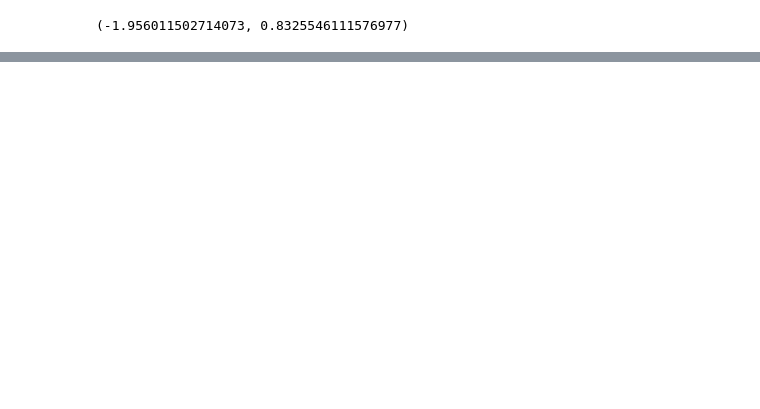
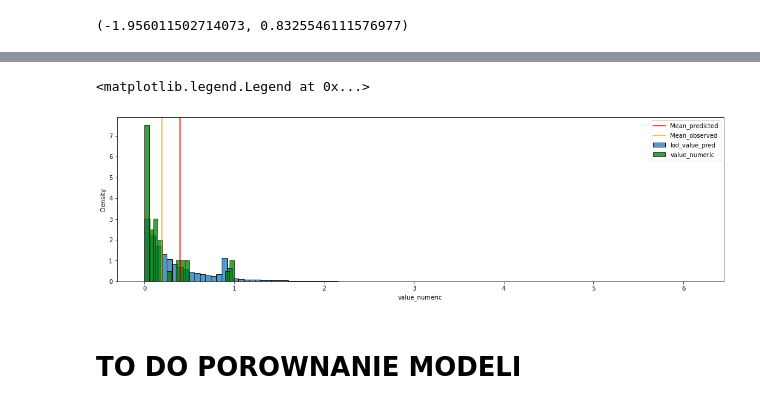
Before and after one commit to Motyleczek/racehorse_bayes, a Jupyter notebook: data_analysis.ipynb, the cells around one changed output, grey strips where cells are left out. Cells and saved outputs as stored; diff of their text form; code cells hidden in the pictures; blank space fills up the shorter version.

```diff
--- a/data_analysis.ipynb
+++ b/data_analysis.ipynb
@@ -479,0 +541,2 @@ log_maker(0.2,0.2)
+# %%
+model2_fit=CmdStanModel(stan_file='models/model2_fit.stan')
@@ -479,0 +561,11 @@ log_maker(0.2,0.2)
+# %%
+data = { 'N': len(df_copy),
+        'dad_value_numeric': df_copy['dad_value_numeric'].values,
+        'dad_num_of_starts': df_copy.dad_num_of_starts,
+        'dad_first_place': df_copy.dad_first_place,
+        'dad_second_place': df_copy.dad_second_place,
+        'dad_third_place': df_copy.dad_third_place,
+        'kid_value': df_copy.value_numeric.values,
+        'potential_to_be_rich': df_copy.potential_to_be_expensive.values }
+
+fit2=model2_fit.sample(data=data, seed=69420)
@@ -479,0 +591,3 @@ log_maker(0.2,0.2)
+# %%
+predicted_df = fit2.draws_pd()
+predicted_df.head()
@@ -479,0 +602,14 @@ log_maker(0.2,0.2)
+# %%
+fig,axs= plt.subplots(1,1, figsize=(18,5))
+predicted = predicted_df.loc[:, "kid_value_p[1]":f"kid_value_p[{len(df_copy)}]"].values.reshape(-1)
+graph = sns.histplot(data=predicted,ax=axs,bins=100, label='kid_value_pred',stat='density')
+graph.axvline(predicted.mean(), color='red', label='Mean_predicted')
+graph = sns.histplot(data=df_copy, x='value_numeric',ax=axs, color='green', label='value_numeric' ,bins=20 ,stat='density')
+graph.axvline(df_copy.value_numeric.mean(), color='orange', label='Mean_observed')
+graph.legend()
+# graph.set(xlim=(0,1))
+# %% [output]
+<matplotlib.legend.Legend at 0x...>
+[figure, added]
+# %% [markdown]
+# TO DO POROWNANIE MODELI
```
Also changed, not shown: parts of 17 cells of this notebook, 6 other files.
